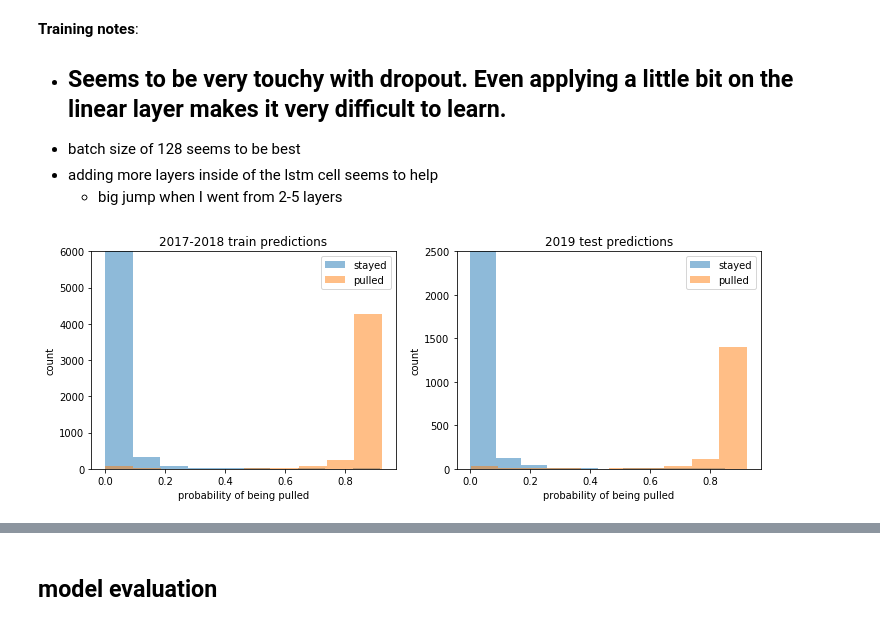
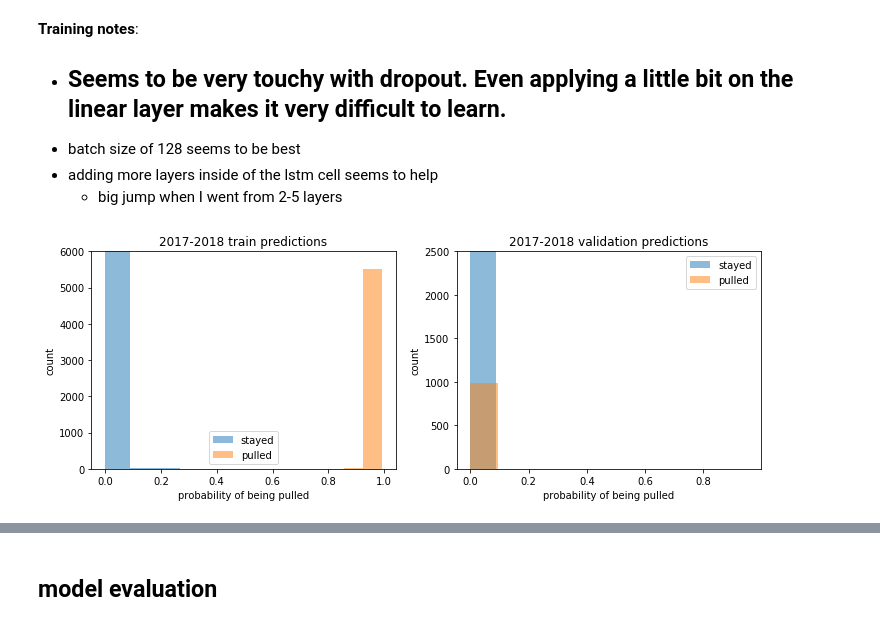
Before and after one commit to collinprather/pull-the-pitcher, a Jupyter notebook: modeling/drsa_modeling.ipynb, the cells around one changed output, grey strips where cells are left out. Cells and saved outputs as stored; diff of their text form; code cells hidden in the pictures.

```diff
--- a/modeling/drsa_modeling.ipynb
+++ b/modeling/drsa_modeling.ipynb
@@ -114,9 +123,12 @@ class PTPDataset(Dataset):
 # %%
 # instantiating datasets and data loaders
 train_ds = PTPDataset(padded_train_starts)
-valid_ds = PTPDataset(padded_test_starts)
-train_dl = DataLoader(train_ds, batch_size=128, shuffle=True)
-valid_dl = DataLoader(valid_ds, batch_size=128)
+val_ds = PTPDataset(padded_val_starts)
+test_ds = PTPDataset(padded_test_starts)
+
+train_dl = DataLoader(train_ds, batch_size=256, shuffle=True)
+val_dl = DataLoader(val_ds, batch_size=256, shuffle=True)
+test_dl = DataLoader(test_ds, batch_size=256)
 # %% [markdown]
 ## Modeling
 # %%
@@ -202,7 +214,7 @@ def train_epocs(model, optimizer, train_dl, valid_dl, alpha=0.1, epochs=10, prin
     plt.show()
 # %%
 # getting embeddings ready
-n_pitchers = 280
+n_pitchers = 270
 pitcher_emb_size = 20
 pitcher_embeddings = nn.Embedding(n_pitchers, pitcher_emb_size)
 
@@ -214,8 +226,8 @@ drsa = DRSA(n_features=16,
             n_layers=5,
             embeddings=ptp_embeddings,
             output_size=1,
-            LSTM_dropout=0.0,
-            Linear_dropout=0.0)
+            LSTM_dropout=0.05,
+            Linear_dropout=0.1)
 
 # initializing optimizer
 optimizer = torch.optim.Adam(drsa.parameters(), lr=1e-3, weight_decay=1e-5)
@@ -228,4 +240,4 @@ Number of total parameters: 23621
 # %%
 # training model
-train_epocs(drsa, optimizer, train_dl, valid_dl, alpha=1.0, epochs=61, print_every=5)
+train_epocs(drsa, optimizer, train_dl, val_dl, alpha=1.0, epochs=81, print_every=5)
 # %% [output]
@@ -260,13 +272,13 @@ epoch 60 valid evt_loss: 0.3017 valid evr_loss: 0.1773, valid train loss: 0.3017
 drsa.eval()
 
 # organizing val preds in df
-valid_features = np.concatenate(padded_test_starts, axis=0)
+val_features = np.concatenate(padded_val_starts, axis=0)
 preds = []
-for X_valid, y_valid in valid_dl:
-    pred = drsa(X_valid).squeeze(0).detach().numpy().reshape(-1, 1)
+for X_val, y_val in val_dl:
+    pred = drsa(X_val).squeeze(0).detach().numpy().reshape(-1, 1)
     preds.append(pred)
 preds = np.concatenate(preds, axis=0)
-valid_df = pd.DataFrame(np.hstack([valid_features, preds]), columns=cols+["last_batter", "pred"])
+val_df = pd.DataFrame(np.hstack([val_features, preds]), columns=cols+["last_batter", "pred"])
 
 # organizing train preds in df
 train_features = np.concatenate(padded_train_starts, axis=0)
@@ -281,6 +293,6 @@ train_df = pd.DataFrame(np.hstack([train_features, preds]), columns=cols+["last_
 # %%
 fig, ax = plt.subplots(1, 2, figsize=(12, 4))
 preds_histogram(train_df["last_batter"], train_df["pred"], ax=ax[0], ylim = (0, 6000), title="2017-2018 train predictions")
-preds_histogram(valid_df["last_batter"], valid_df["pred"], ax=ax[1], ylim=(0, 2500), title="2019 test predictions")
+preds_histogram(val_df["last_batter"], val_df["pred"], ax=ax[1], ylim=(0, 2500), title="2017-2018 validation predictions")
 # %% [output]
-[figure, old version]
+[figure, new version]
```
Also changed, not shown: parts of 14 cells of this notebook, 6 other files.
